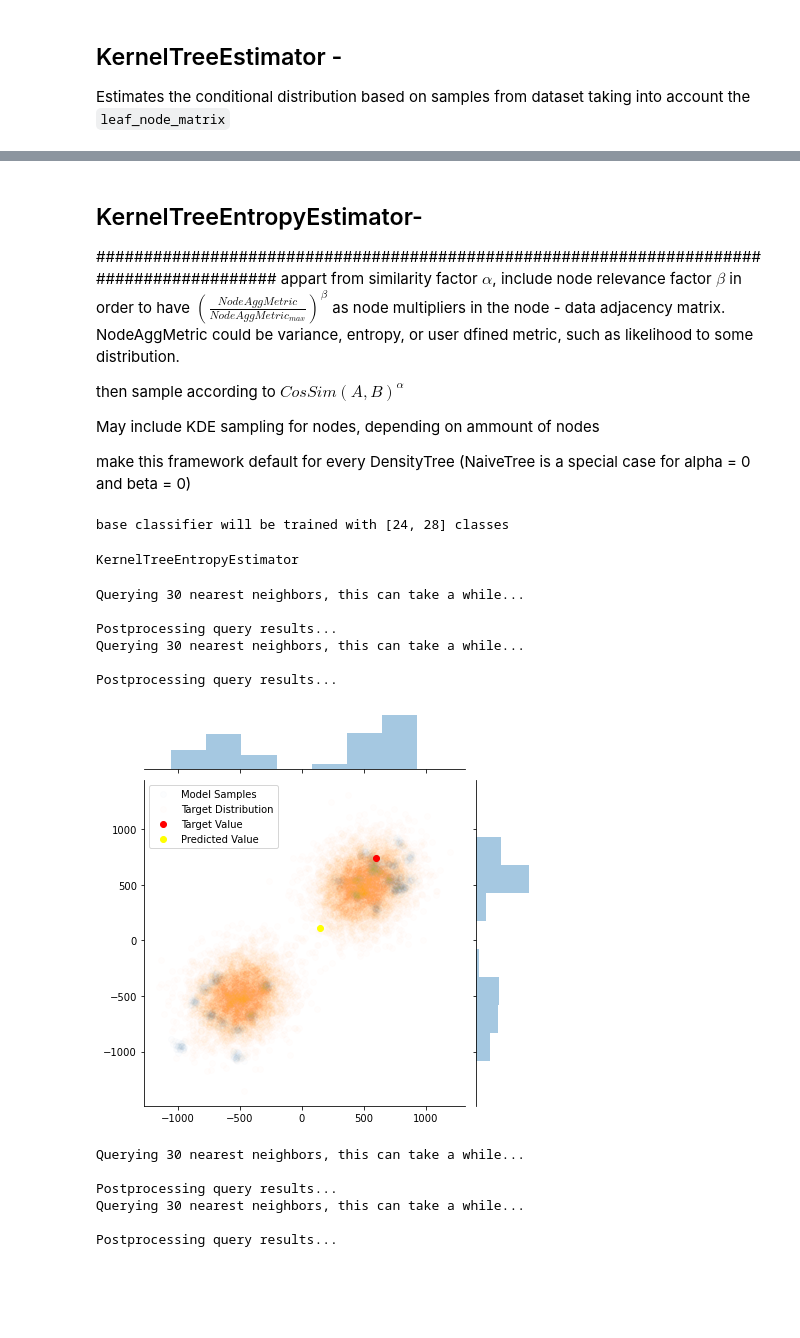
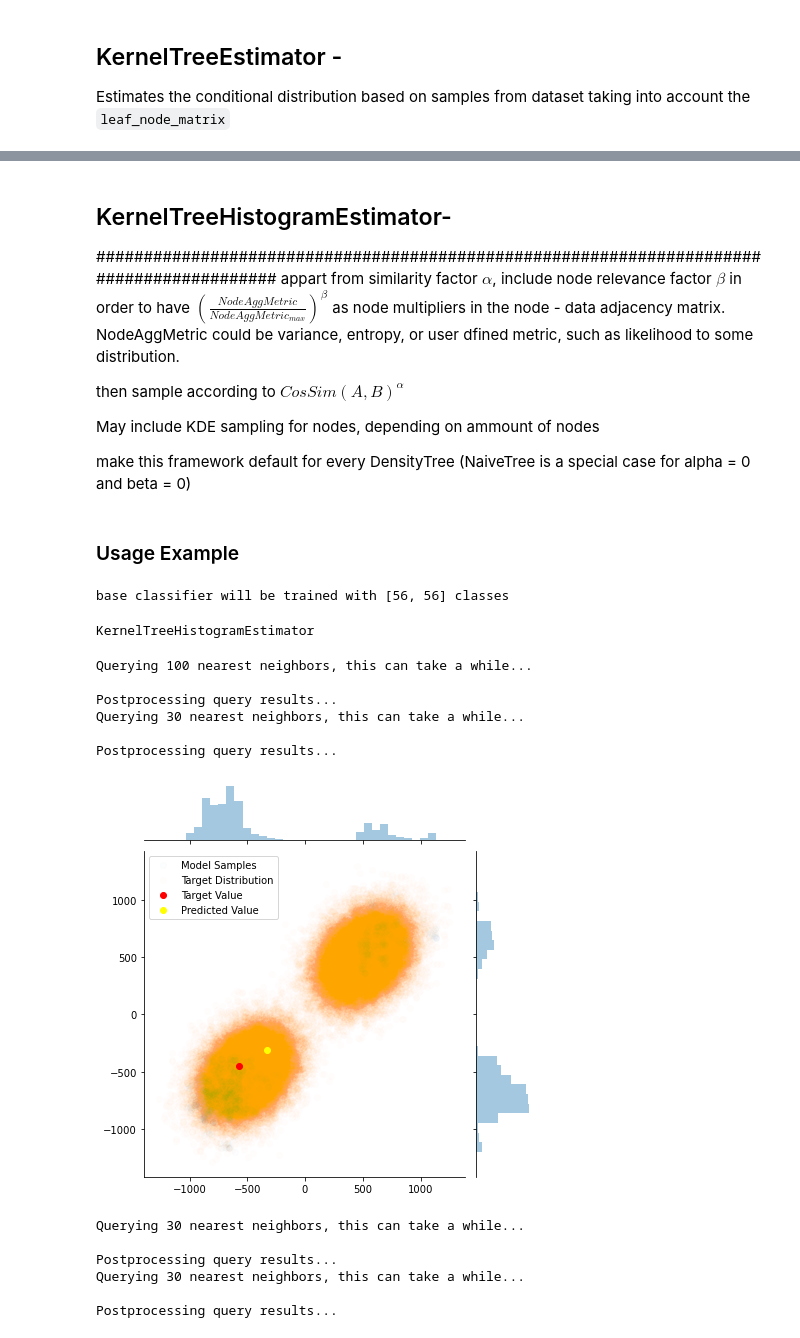
Before and after one commit to AlanGanem/scikit-density, a Jupyter notebook: notebooks/01_ensemble.ipynb, the cells around one changed output, grey strips where cells are left out. Drawn from its saved outputs; the diff is of its cells as text; code cells hidden in the pictures; blank space fills up the shorter version.

```diff
--- a/notebooks/01_ensemble.ipynb
+++ b/notebooks/01_ensemble.ipynb
@@ -539,0 +753,5 @@ sns.distplot(q2)
+# %%
+alpha = 1
+noise_factor = 0.0
+samples1 = estim1.sample(X_test, 1000, alpha = alpha, noise_factor = noise_factor)
+samples2 = estim2.sample(X_test, 1000, alpha = alpha, noise_factor = noise_factor)
@@ -669,7 +920,7 @@ class TreeEstimatorMixin():
         idx, sim = cos_sim_query(
             self._transform_query_matrix(X), self._leaf_node_matrix, n_neighbors=n_neighbors,
             lower_bound=lower_bound, beta = beta, gamma = gamma)
-        return idx, sim
+        return idx, sim + 1e-9 #ensure sim vector is not null
 
 
     def _entropy_estimator_sample(self, X, sample_size, weight_func,alpha, noise_factor):
@@ -1034,5 +1286,5 @@ Postprocessing query results...
 # %% [markdown]
-## KernelTreeEntropyEstimator-
+## KernelTreeHistogramEstimator-
 #########################################################################################
 appart from similarity factor $\alpha$, include node relevance factor $\beta$  in order to have $(\frac{NodeAggMetric}{NodeAggMetric_{max}})^\beta$ as node multipliers in the node - data adjacency matrix. NodeAggMetric could be variance, entropy, or user dfined metric, such as likelihood to some distribution.
 
@@ -1043,7 +1295,7 @@ May include KDE sampling for nodes, depending on ammount of nodes
 make this framework default for every DensityTree (NaiveTree is a special case for alpha = 0 and beta = 0)
 # %%
 # export
-class KernelTreeEntropyEstimator(KernelTreeEstimator):
+class KernelTreeHistogramEstimator(KernelTreeEstimator):
     '''
     An ensemble that learn representitons of data turning target into bins
     '''
@@ -1191,49 +1443,53 @@ class KernelTreeEntropyEstimator(KernelTreeEstimator):
             self._fit_entropy_estimator_sampler(X, y)
 
         return self
+# %% [markdown]
+### Usage Example
 # %%
 #estimator2 = ensemble.GradientBoostingClassifier(n_estimators = 4,learning_rate = 0.05,min_samples_leaf = 5, subsample = 0.4, max_features = 0.4, verbose = 2,)
 estimator2 = ensemble.RandomForestClassifier(n_jobs = -1,n_estimators = 10,min_samples_leaf = 20, warm_start = True, criterion = 'entropy')
 
-density_estimator2 = KernelTreeEntropyEstimator(
+density_estimator2 = KernelTreeHistogramEstimator(
     estimator2,resolution = 'auto',node_rank_func = 'expected_likelihood', node_data_rank_func = 'kde_likelihood', class_weight = 'balanced')
 
 density_estimator2.fit(X_train,y_train[:,:])
 # %% [output]
-base classifier will be trained with [24, 28] classes
+base classifier will be trained with [56, 56] classes
-KernelTreeEntropyEstimator
+KernelTreeHistogramEstimator
 # %%
 i = np.random.choice(np.arange(y_test.shape[0]))
 
 alpha, beta, gamma = 1,0,0
 noise_factor = 1
-samples = density_estimator2.sample(X_test[i:i+1], sample_size = 700, alpha = alpha, beta = beta, gamma = gamma, noise_factor = noise_factor)
+sample_size = 700
+n_neighbors = 100
+samples = density_estimator2.sample(X_test[i:i+1], sample_size = 700, alpha = alpha, beta = beta, gamma = gamma,n_neighbors = n_neighbors, noise_factor = noise_factor)
 #samples = density_estimator2.sample(X_test[i:i+1], sample_size = 700, alpha = alpha, beta = beta, gamma = gamma)
 prediction = density_estimator2.custom_predict(X_test[i:i+1],agg_func = lambda x: np.mean(x, axis = 0) ,alpha = alpha, beta = beta, gamma = gamma)
 #naive_prediction = density_estimator.estimator.predict(X_test[i:i+1])
 
 if (len(samples.shape) > 1) and (samples.shape[-1] == 2):
     jntplot = sns.jointplot(samples[0,:,0], samples[0,:,1], joint_kws = {'label':'Model Samples', 'alpha':0.01})
     jntplot.ax_joint.scatter(y[:,0], y[:,1], color = 'orange', alpha = 0.01, label = 'Target Distribution')
     jntplot.ax_joint.scatter(y_test[i,0], y_test[i,1], color = 'red', label = 'Target Value')
     jntplot.ax_joint.scatter(prediction[0,0], prediction[0,1], color = 'yellow', label = 'Predicted Value')
     #jntplot.ax_joint.scatter(naive_prediction[0,0], naive_prediction[0,1], color = 'cyan', label = 'Naive Predicted Value')
 
     jntplot.ax_joint.legend()
 
 else:
     sns.distplot(samples, kde = True, bins = 20, hist_kws = {'label':'Model Samples'})
     dst = sns.distplot(y_test, kde = True, bins = 20, hist_kws = {'label':'Target Distribution'})
     dst._axes.axvline(y_test[i,1], color = 'r')
     dst._axes.legend()
 # %% [output]
-Querying 30 nearest neighbors, this can take a while...
+Querying 100 nearest neighbors, this can take a while...
 
 Postprocessing query results...
 Querying 30 nearest neighbors, this can take a while...
 
 Postprocessing query results...
-[figure, old version]
+[figure, new version]
 # %%
 alpha, beta, gamma = 1,2,0
 noise_factor = 0.2
```
Also changed, not shown: parts of 40 cells of this notebook, 7 other files.
